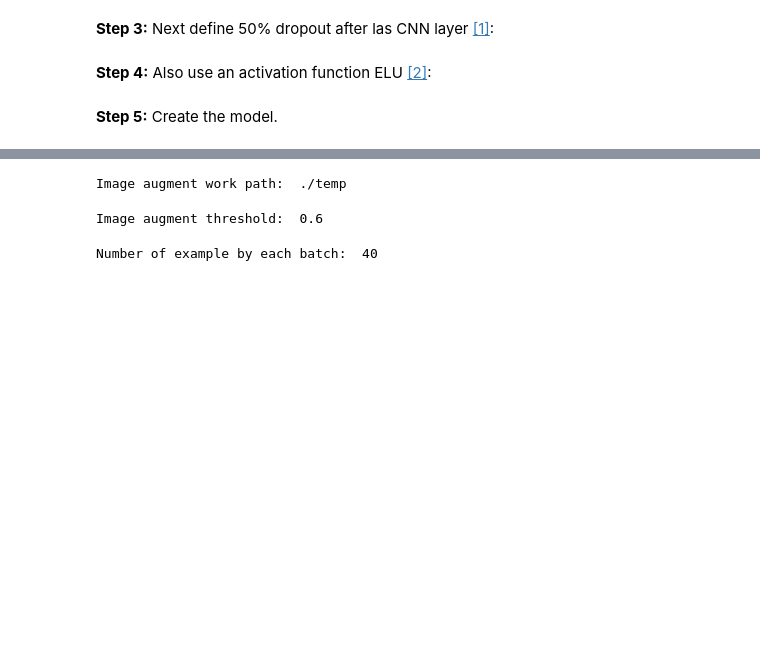
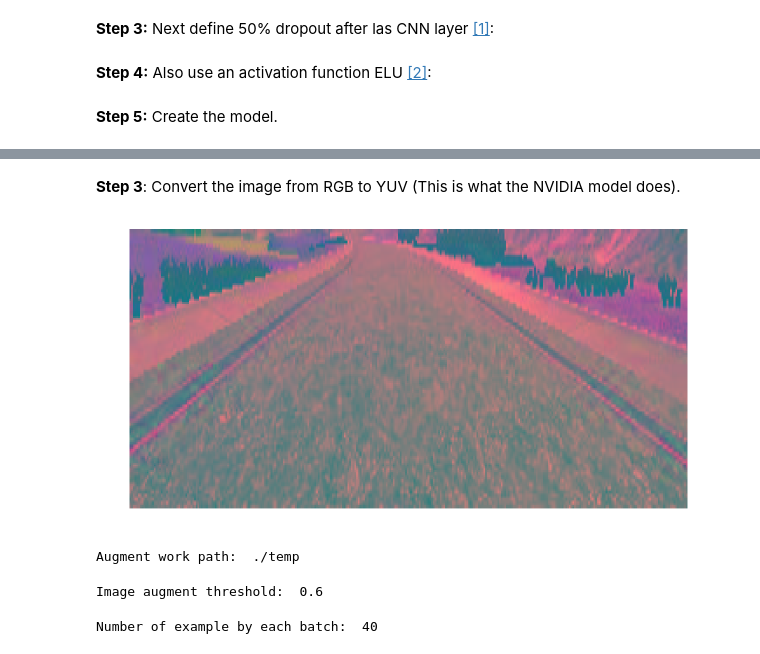
Before and after one commit to adrianmarino/self-driving-car-model, a Jupyter notebook: model-analysis.ipynb, the cells around one changed output, grey strips where cells are left out. Drawn from its saved outputs; the diff is of its cells as text; code cells hidden in the pictures; blank space fills up the shorter version.

```diff
--- a/model-analysis.ipynb
+++ b/model-analysis.ipynb
@@ -157,8 +215,15 @@ MODEL GRAPH
+# %% [markdown]
+**Step 3**: Convert the image from RGB to YUV (This is what the NVIDIA model does).
+# %%
+yuv_image = rgb_to_yuv(resized_image)
+show_image(yuv_image, size=(10,10))
+# %% [output]
+[figure, added]
 # %%
-work_path = cfg['train']['work_path']
+work_path = cfg['train']['augment']['work_path']
 print("Augment work path: ", work_path)
 # %% [output]
-Image augment work path:  ./temp
+Augment work path:  ./temp
 # %%
 threshold = cfg['train']['augment']['threshold']
 print("Image augment threshold: ", threshold)
```
Also changed, not shown: parts of 14 cells of this notebook, 6 other files.
